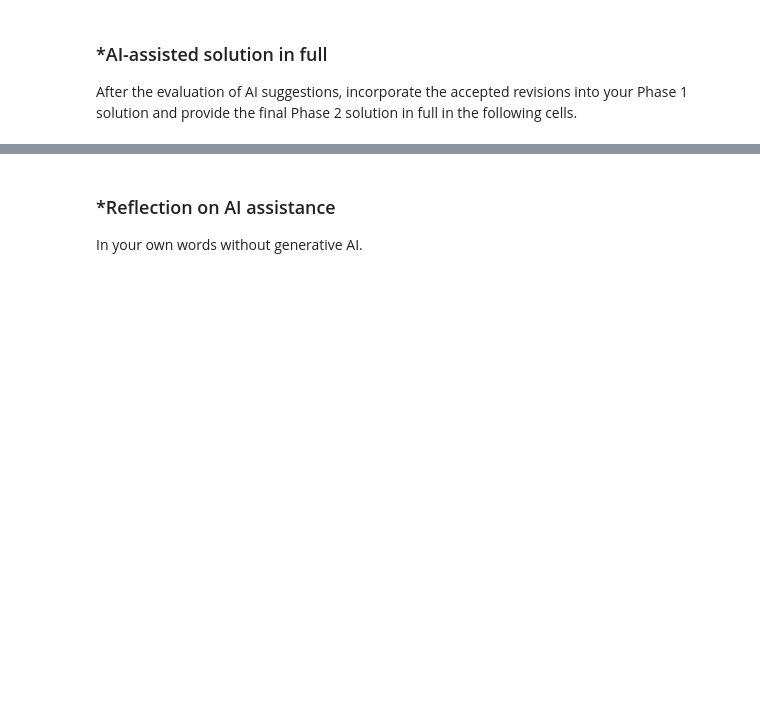
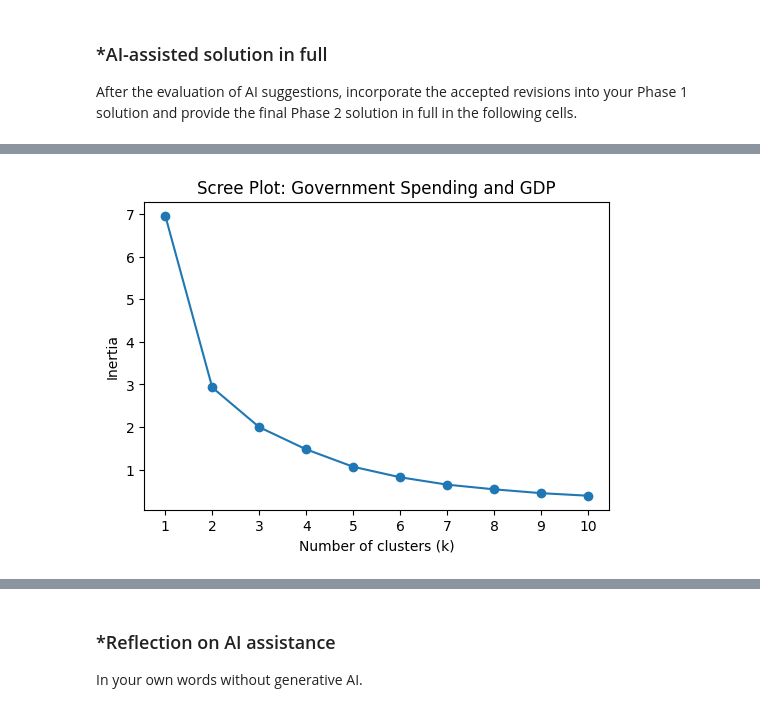
Before and after one commit to mayayonathan/A04-clustering, a Jupyter notebook: notebook.ipynb, the cells around one changed output, grey strips where cells are left out. Cells and saved outputs as stored; diff of their text form; code cells hidden in the pictures; blank space fills up the shorter version.

```diff
--- a/notebook.ipynb
+++ b/notebook.ipynb
@@ -599,0 +903,40 @@ After the evaluation of AI suggestions, incorporate the accepted revisions into
+# %%
+features_2 = [
+    'Percent of Government Spending',
+    'Percent of GDP'
+]
+
+scaler2 = MinMaxScaler()
+
+X2 = scaler2.fit_transform(
+    sipri_2020[features_2]
+)
+# %%
+inertias2 = []
+
+for k in range(1, 11):
+
+    model = KMeans(
+        n_clusters=k,
+        random_state=42,
+        n_init=10
+    )
+
+    model.fit(X2)
+    inertias2.append(model.inertia_)
+
+plt.figure(figsize=(6, 4))
+
+plt.plot(
+    range(1, 11),
+    inertias2,
+    marker='o'
+)
+
+plt.xlabel('Number of clusters (k)')
+plt.ylabel('Inertia')
+plt.title('Scree Plot: Government Spending and GDP')
+plt.xticks(range(1, 11))
+plt.show()
+# %% [output]
+[figure, added]
```
Also changed, not shown: parts of 41 cells of this notebook.
